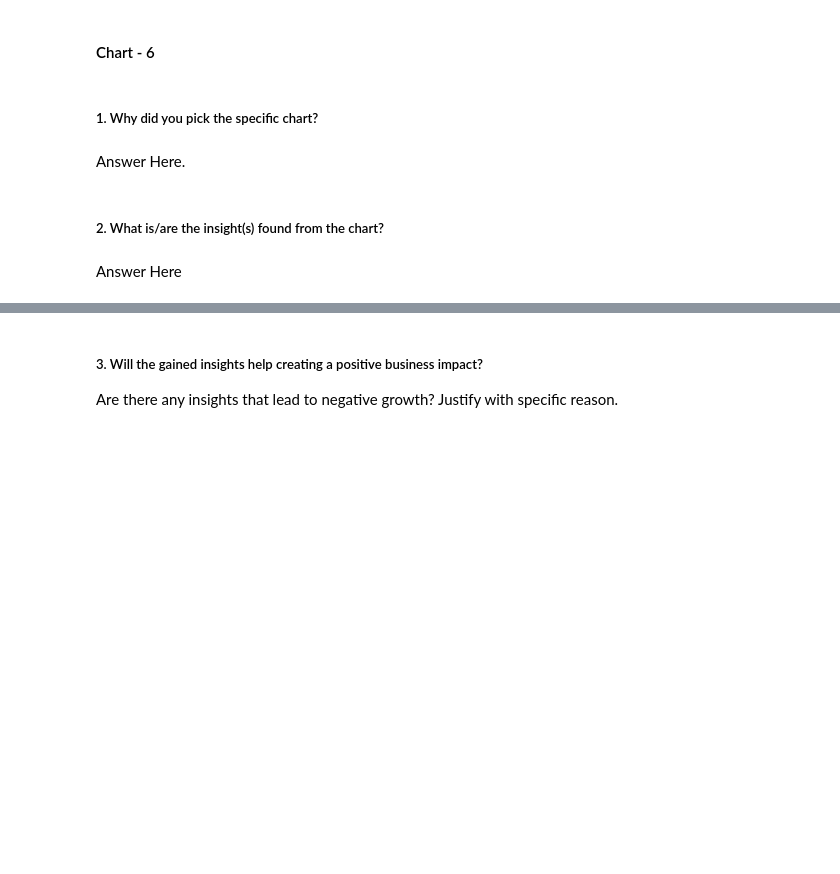
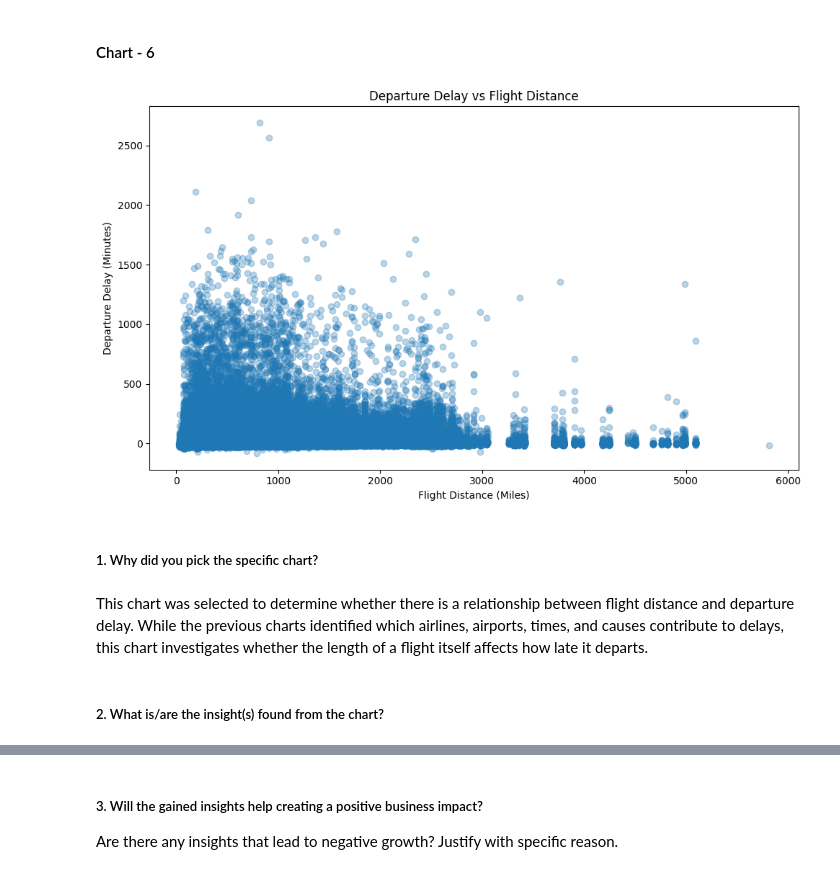
Before and after one commit to sanyam092006/ml_new, a Jupyter notebook: Sample_EDA_Submission_Template.ipynb, the cells around one changed output, grey strips where cells are left out. Drawn from its saved outputs; the diff is of its cells as text; code cells hidden in the pictures; blank space fills up the shorter version.

```diff
--- a/Sample_EDA_Submission_Template.ipynb
+++ b/Sample_EDA_Submission_Template.ipynb
@@ -491,8 +533,27 @@ Answer Here
+# %%
+import matplotlib.pyplot as plt
+
+distance_delay = df[df['CANCELLED'] == 0][['DISTANCE', 'DEP_DELAY']].dropna()
+
+plt.figure(figsize=(10,6))
+
+plt.scatter(
+    distance_delay['DISTANCE'],
+    distance_delay['DEP_DELAY'],
+    alpha=0.3
+)
+
+plt.title('Departure Delay vs Flight Distance')
+plt.xlabel('Flight Distance (Miles)')
+plt.ylabel('Departure Delay (Minutes)')
+
+plt.tight_layout()
+plt.show()
+# %% [output]
+[figure, added]
 # %% [markdown]
 ##### 1. Why did you pick the specific chart?
-# %% [markdown]
-Answer Here.
+# %% [markdown]
+This chart was selected to determine whether there is a relationship between flight distance and departure delay. While the previous charts identified which airlines, airports, times, and causes contribute to delays, this chart investigates whether the length of a flight itself affects how late it departs.
 # %% [markdown]
 ##### 2. What is/are the insight(s) found from the chart?
-# %% [markdown]
-Answer Here
```
Also changed, not shown: parts of 20 cells of this notebook.
